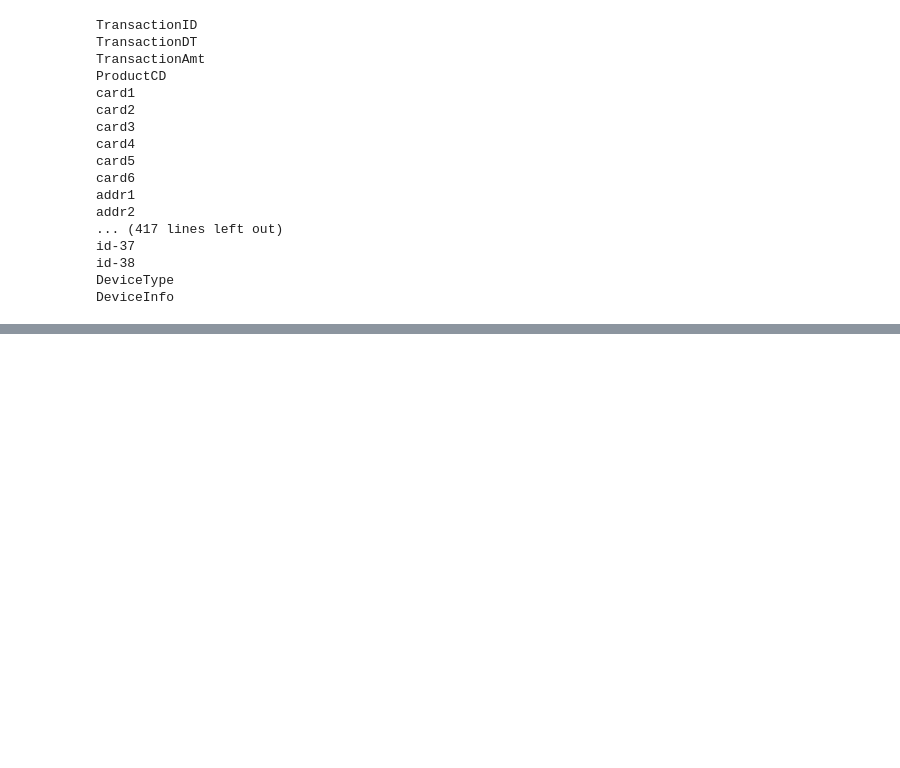
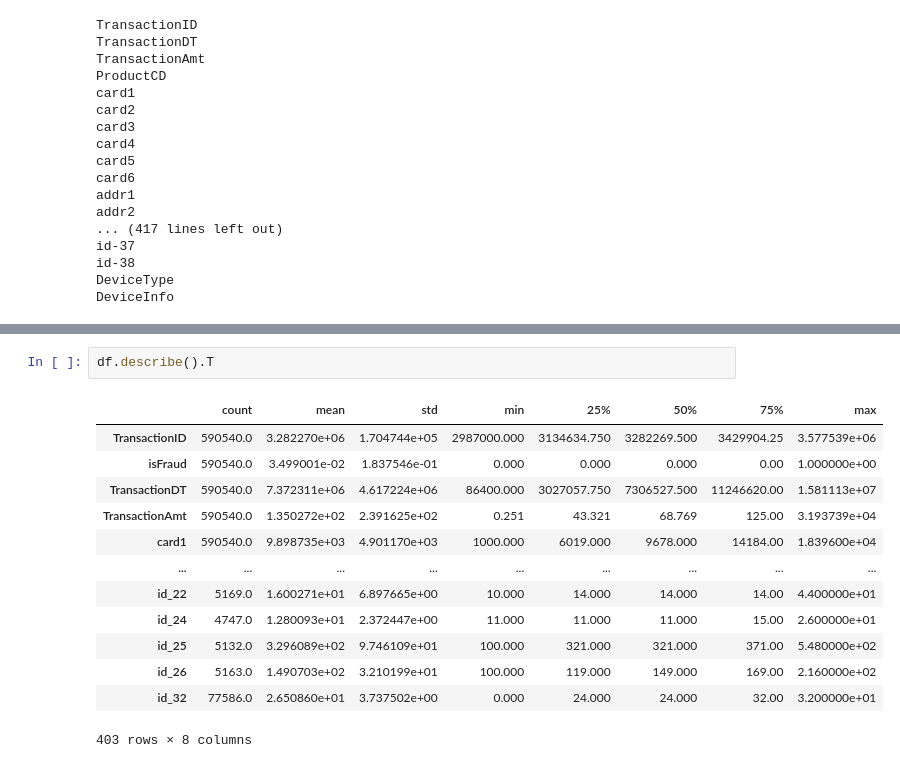
Before and after one commit to Manishshtestha/Classification, a Jupyter notebook: IEEE-Fraud-Detection/model.ipynb, the cells around one changed output, grey strips where cells are left out. Drawn from its saved outputs; the diff is of its cells as text; blank space fills up the shorter version.

```diff
--- a/IEEE-Fraud-Detection/model.ipynb
+++ b/IEEE-Fraud-Detection/model.ipynb
@@ -107,0 +159,16 @@ DeviceInfo
+# %%
+df.describe().T
+# %% [output]
+|  | count | mean | std | min | 25% | 50% | 75% | max |
+| TransactionID | 590540.0 | 3.282270e+06 | 1.704744e+05 | 2987000.000 | 3134634.750 | 3282269.500 | 3429904.25 | 3.577539e+06 |
+| isFraud | 590540.0 | 3.499001e-02 | 1.837546e-01 | 0.000 | 0.000 | 0.000 | 0.00 | 1.000000e+00 |
+| TransactionDT | 590540.0 | 7.372311e+06 | 4.617224e+06 | 86400.000 | 3027057.750 | 7306527.500 | 11246620.00 | 1.581113e+07 |
+| TransactionAmt | 590540.0 | 1.350272e+02 | 2.391625e+02 | 0.251 | 43.321 | 68.769 | 125.00 | 3.193739e+04 |
+| card1 | 590540.0 | 9.898735e+03 | 4.901170e+03 | 1000.000 | 6019.000 | 9678.000 | 14184.00 | 1.839600e+04 |
+| ... | ... | ... | ... | ... | ... | ... | ... | ... |
+| id_22 | 5169.0 | 1.600271e+01 | 6.897665e+00 | 10.000 | 14.000 | 14.000 | 14.00 | 4.400000e+01 |
+| id_24 | 4747.0 | 1.280093e+01 | 2.372447e+00 | 11.000 | 11.000 | 11.000 | 15.00 | 2.600000e+01 |
+| id_25 | 5132.0 | 3.296089e+02 | 9.746109e+01 | 100.000 | 321.000 | 321.000 | 371.00 | 5.480000e+02 |
+| id_26 | 5163.0 | 1.490703e+02 | 3.210199e+01 | 100.000 | 119.000 | 149.000 | 169.00 | 2.160000e+02 |
+| id_32 | 77586.0 | 2.650860e+01 | 3.737502e+00 | 0.000 | 24.000 | 24.000 | 32.00 | 3.200000e+01 |
+403 rows × 8 columns
```
Also changed, not shown: parts of 8 cells of this notebook.
